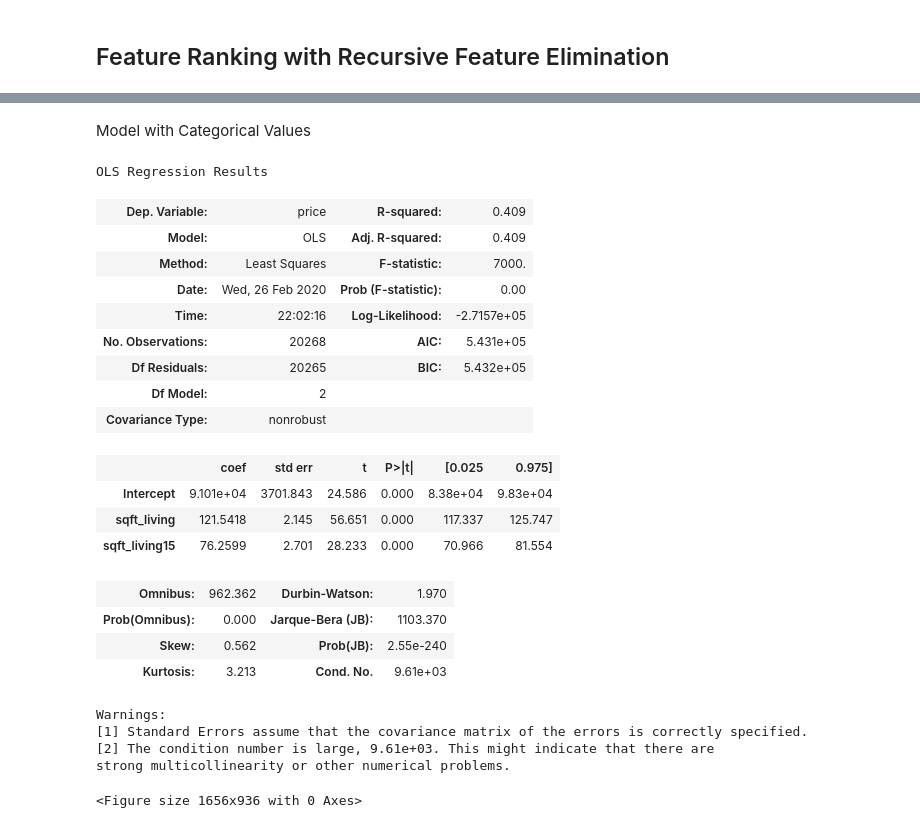
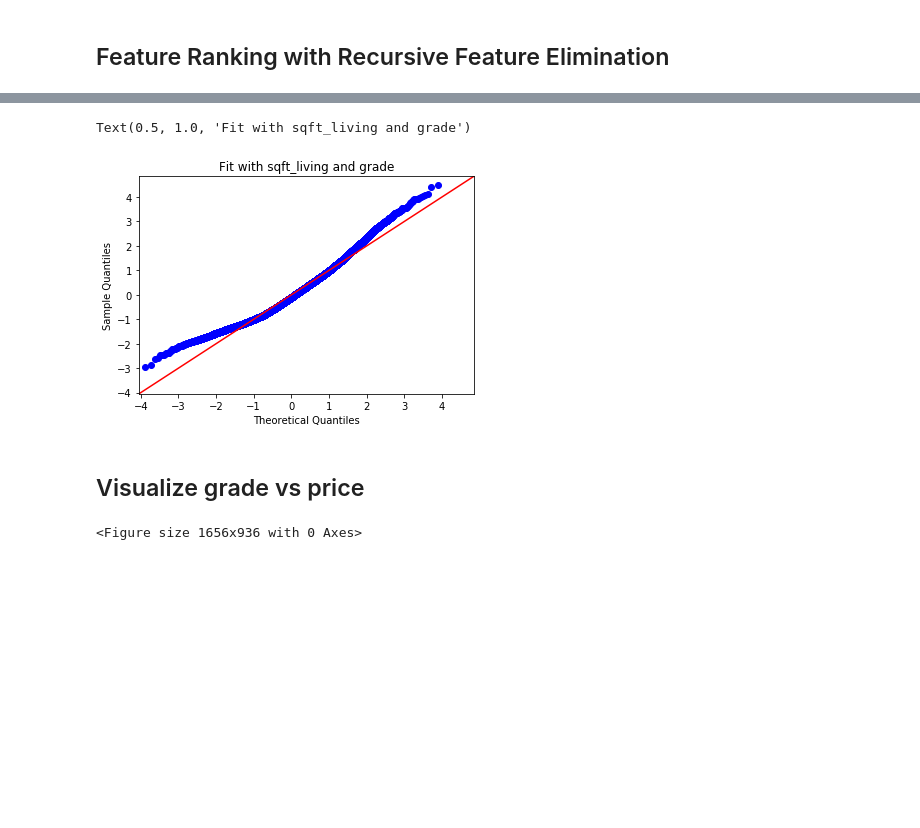
Before and after one commit to shirlwilliams/dsc-mod-2-project-v2-1-online-ds-ft-120919, a Jupyter notebook: Notebooks and Datasets/5Modeline.ipynb, the cells around one changed output, grey strips where cells are left out. Drawn from its saved outputs; the diff is of its cells as text; code cells hidden in the pictures; blank space fills up the shorter version.

```diff
--- a/Notebooks and Datasets/5Modeline.ipynb
+++ b/Notebooks and Datasets/5Modeline.ipynb
@@ -903,33 +918,13 @@ data.head()
-# %% [markdown]
-Model with Categorical Values
-# %%
-# Model with new values
-formula_str = 'price ~ sqft_living + sqft_living15'
-res = ols(formula=formula_str, data=data).fit()
-res.summary()
-# %% [output]
-OLS Regression Results
-| Dep. Variable: | price | R-squared: | 0.409 |
-| Model: | OLS | Adj. R-squared: | 0.409 |
-| Method: | Least Squares | F-statistic: | 7000. |
-| Date: | Wed, 26 Feb 2020 | Prob (F-statistic): | 0.00 |
-| Time: | 22:02:16 | Log-Likelihood: | -2.7157e+05 |
-| No. Observations: | 20268 | AIC: | 5.431e+05 |
-| Df Residuals: | 20265 | BIC: | 5.432e+05 |
-| Df Model: | 2 |  |  |
-| Covariance Type: | nonrobust |  |  |
-|  | coef | std err | t | P>|t| | [0.025 | 0.975] |
-| Intercept | 9.101e+04 | 3701.843 | 24.586 | 0.000 | 8.38e+04 | 9.83e+04 |
-| sqft_living | 121.5418 | 2.145 | 56.651 | 0.000 | 117.337 | 125.747 |
-| sqft_living15 | 76.2599 | 2.701 | 28.233 | 0.000 | 70.966 | 81.554 |
-| Omnibus: | 962.362 | Durbin-Watson: | 1.970 |
-| Prob(Omnibus): | 0.000 | Jarque-Bera (JB): | 1103.370 |
-| Skew: | 0.562 | Prob(JB): | 2.55e-240 |
-| Kurtosis: | 3.213 | Cond. No. | 9.61e+03 |
-Warnings:
-[1] Standard Errors assume that the covariance matrix of the errors is correctly specified.
-[2] The condition number is large, 9.61e+03. This might indicate that there are
-strong multicollinearity or other numerical problems.
+# %%
+residuals = res.resid
+fig = sm.graphics.qqplot(residuals, dist=scs.norm, line='45', fit=True)
+plt.title('Fit with sqft_living and grade')
+fig.show()
+# %% [output]
+Text(0.5, 1.0, 'Fit with sqft_living and grade')
+[figure, added]
+# %% [markdown]
+## Visualize grade vs price
 # %%
 plt.figure(figsize=(23, 13))
 gfig = sns.boxplot(x="grade", y="price", data=df_price)
```
Also changed, not shown: parts of 27 cells of this notebook.
